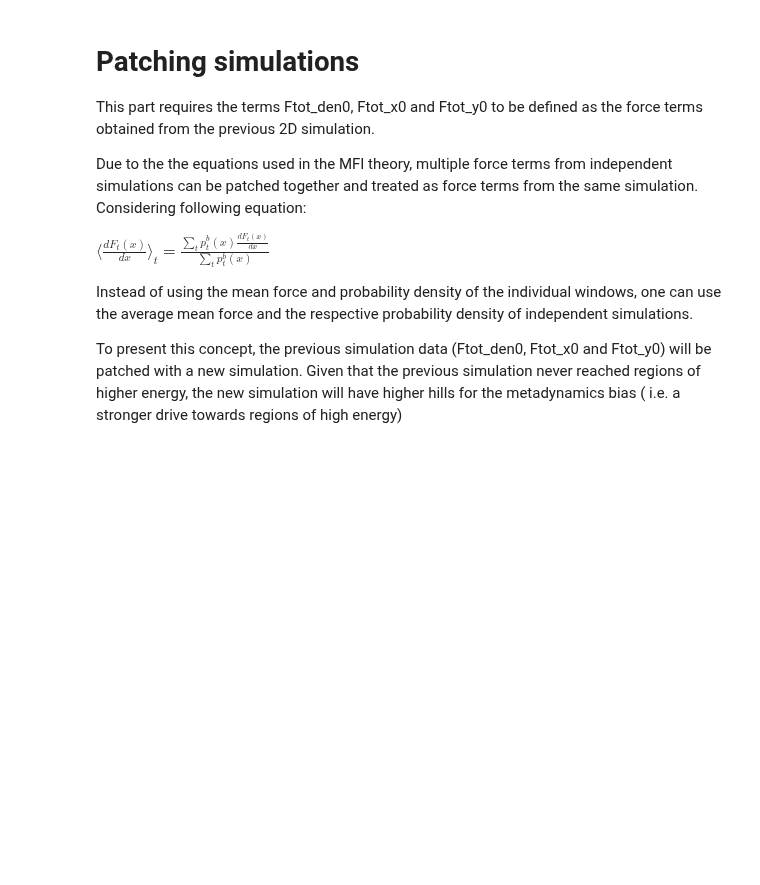
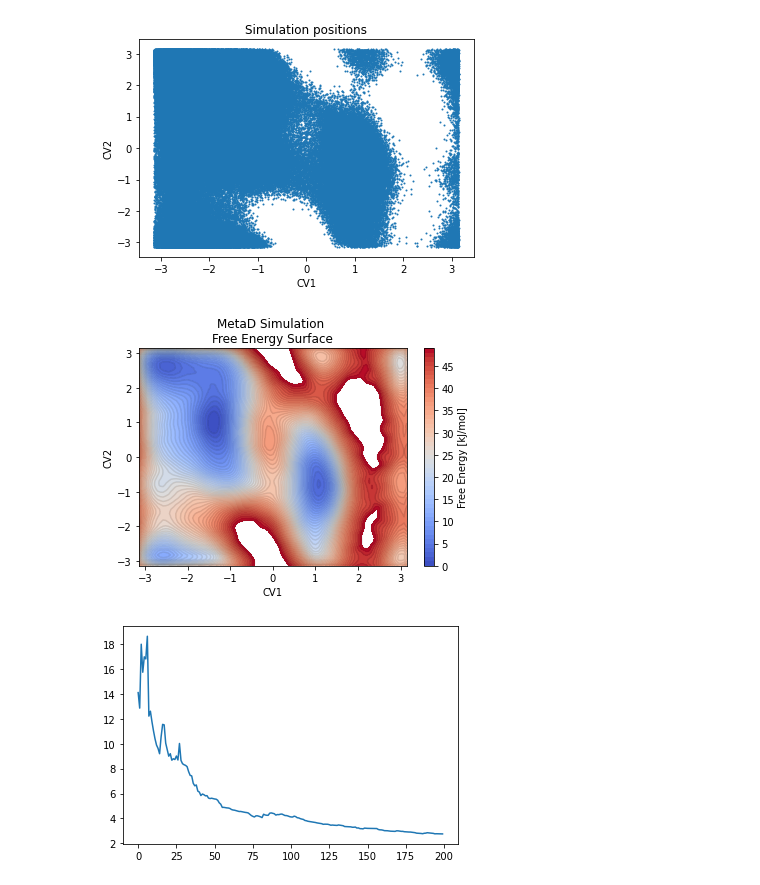
Before and after one commit to mme-ucl/MFI, a Jupyter notebook: MFI_notebook.ipynb, the cells around one changed output. Drawn from its saved outputs; the diff is of its cells as text; code cells hidden in the pictures; blank space fills up the shorter version.

```diff
--- a/MFI_notebook.ipynb
+++ b/MFI_notebook.ipynb
@@ -350,19 +0,0 @@ def error_2D(FES):
-# %%
-HILLS = load_HILLS_2D()
-[position_x, position_y] = laod_position_2D()
-
-
-#Define Constants
-bw = 0.1  # bw: bandwidth for the KDE of the biased probability density
-bw2 = bw**2
-kT = 1          # kT:       value of kT
-stride = int(len(position_x) / len(HILLS[:,1]))
-const = (1 / (bw*np.sqrt(2*np.pi)*stride))
-total_number_of_hills=len(HILLS[:,1])
-print("total number of hills:", total_number_of_hills)
-
-[Ftot_den, Ftot_x, Ftot_y] = MFI_2D_simple()
-
-FES = FFT_intg_2D(Ftot_x, Ftot_y)
-
-(AD, AAD) = error_2D(FES)
@@ -375,16 +32,22 @@ plt.show()
 # %%
+plt.scatter(position_x,position_y,s=1)
+plt.title("Simulation positions")
+plt.xlabel("CV1")
+plt.ylabel("CV2")
+plt.show()
+
 plt.figure(1)
-plt.contourf(X, Y, FES, levels=range(0,50,2), cmap='coolwarm');
+plt.contourf(X, Y, FES, levels=range(0,50,1), cmap='coolwarm');
 plt.colorbar(label="Free Energy [kJ/mol]")
-plt.contour(X, Y, Z, levels=range(0,50,5), colors="black", alpha=0.1);
-plt.xlabel(r"$\xi_1$ [nm]")
-plt.ylabel(r"$\xi_2$ [nm]")
+plt.contour(X, Y, FES, levels=range(0,50,1), colors="black", alpha=0.1);
+plt.xlabel(r"CV1")
+plt.ylabel(r"CV2")
 plt.title("MetaD Simulation \nFree Energy Surface")
+plt.show()
 
-plt.figure(2)
-plt.contourf(X, Y, AD, cmap='coolwarm', levels=range(0,10,1))#
-plt.colorbar(label="AD [kJ/mol]")
-plt.xlabel(r"$\xi_1$ [nm]")
-plt.ylabel(r"$\xi_2$ [nm]")
-plt.title("MetaD Simulation \nError to analtyical FES")
+plt.plot(range(len(ofe_history)), ofe_history)
 plt.show()
+# %% [output]
+[figure, added]
+[figure, added]
+[figure, added]
@@ -395,12 +53,0 @@ Ftot_y0 = np.array(Ftot_y)
-# %% [markdown]
-# Patching simulations
-
-This part requires the terms Ftot_den0, Ftot_x0 and Ftot_y0 to be defined as the force terms obtained from the previous 2D simulation.
-
-Due to the the equations used in the MFI theory, multiple force terms from independent simulations can be patched together and treated as force terms from the same simulation. Considering following equation:
-
-$\Big\langle \frac{dF_t(x)}{dx} \Big\rangle_t = \frac{\sum_t p_t^b(x) \frac{dF_t(x)}{dx}}{\sum_t p_t^b(x)}$
-
-Instead of using the mean force and probability density of the individual windows, one can use the average mean force and the respective probability density of independent simulations.
-
-To present this concept, the previous simulation data (Ftot_den0, Ftot_x0 and Ftot_y0) will be patched with a new simulation. Given that the previous simulation never reached regions of higher energy, the new simulation will have higher hills for the metadynamics bias ( i.e. a stronger drive towards regions of high energy)
```
Also changed, not shown: parts of 30 cells of this notebook, 5 other files.
